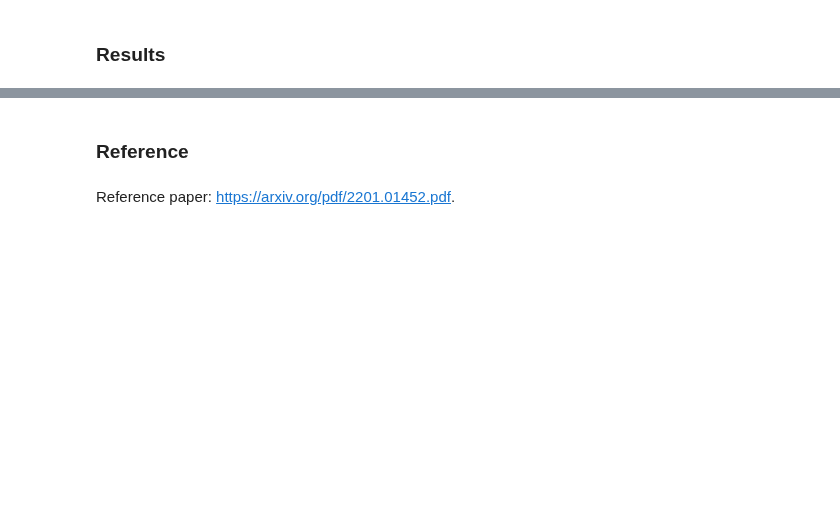
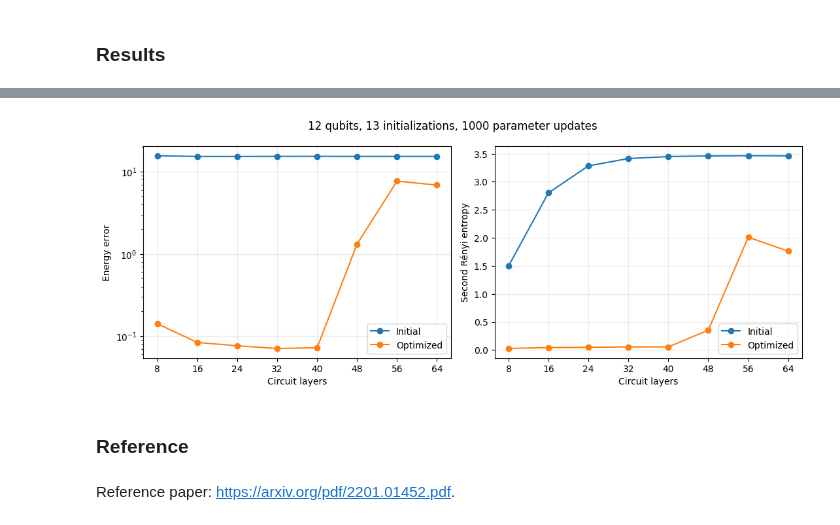
Before and after one commit to tensorcircuit/tensorcircuit-ng, a Jupyter notebook: docs/source/tutorials/optimization_and_expressibility.ipynb, the cells around one changed output, grey strips where cells are left out. Saved outputs shown, nothing was run; the diff lists cells and outputs as text; code cells hidden in the pictures; blank space fills up the shorter version.

Commit message:
Regenerate VQE figures at the original experiment scale

```diff
--- a/docs/source/tutorials/optimization_and_expressibility.ipynb
+++ b/docs/source/tutorials/optimization_and_expressibility.ipynb
@@ -134,7 +137,7 @@ def entropy(v):
 # %% [markdown]
 ### Main Optimization Loop
 # %%
-def opt_main(v):
+def opt_main(v, maxiter=100):
     opt = tc.backend.optimizer(tf.keras.optimizers.Adam(1e-2))
 
     hamiltonian = get_hamiltonian()
@@ -146,7 +149,6 @@ def opt_main(v):
         tc.backend.vmap(entropy, vectorized_argnums=0)
     )  # use vmap to get renyi entanglement entropy of different random circuit instances
 
-    maxiter = 100
     for i in range(maxiter):
         loss, gr = loss_and_grad_vag(v, hamiltonian)
 
@@ -156,14 +158,12 @@ def opt_main(v):
             S_initial_avg = tf.reduce_mean(
                 S_initial
             )  # renyi entanglement entropy of the initial state
-        elif i == maxiter - 1:
-            E_final_avg = tf.reduce_mean(loss)  # energy of the final state
-            S_final = entropy_vag(v)
-            S_final_avg = tf.reduce_mean(
-                S_final
-            )  # renyi entanglement entropy of the final state
 
         v = opt.update(gr, v)
+
+    loss, _ = loss_and_grad_vag(v, hamiltonian)
+    E_final_avg = tf.reduce_mean(loss)
+    S_final_avg = tf.reduce_mean(entropy_vag(v))
 
     return (
         E_initial_avg.numpy(),
@@ -204,3 +244,24 @@ To compare optimization at different circuit depths, vary `L`, generate new init
+# %%
+fig, axes = plt.subplots(1, 2, figsize=(11, 4.3))
+for column, label, color in [
+    (0, "Initial", "tab:blue"),
+    (1, "Optimized", "tab:orange"),
+]:
+    axes[0].semilogy(
+        layer_counts, results[:, column] - E0, "o-", label=label, color=color
+    )
+    axes[1].plot(layer_counts, results[:, column + 2], "o-", label=label, color=color)
+axes[0].set_ylabel("Energy error")
+axes[1].set_ylabel("Second Rényi entropy")
+for ax in axes:
+    ax.set(xlabel="Circuit layers", xticks=layer_counts)
+    ax.grid(alpha=0.25)
+    ax.legend()
+fig.suptitle("12 qubits, 13 initializations, 1000 parameter updates")
+fig.tight_layout()
+plt.show()
+# %% [output]
+[figure, added]
 # %% [markdown]
 ### Reference
 # %% [markdown]
```
Also changed, not shown: parts of 5 cells of this notebook, 1 other file.
